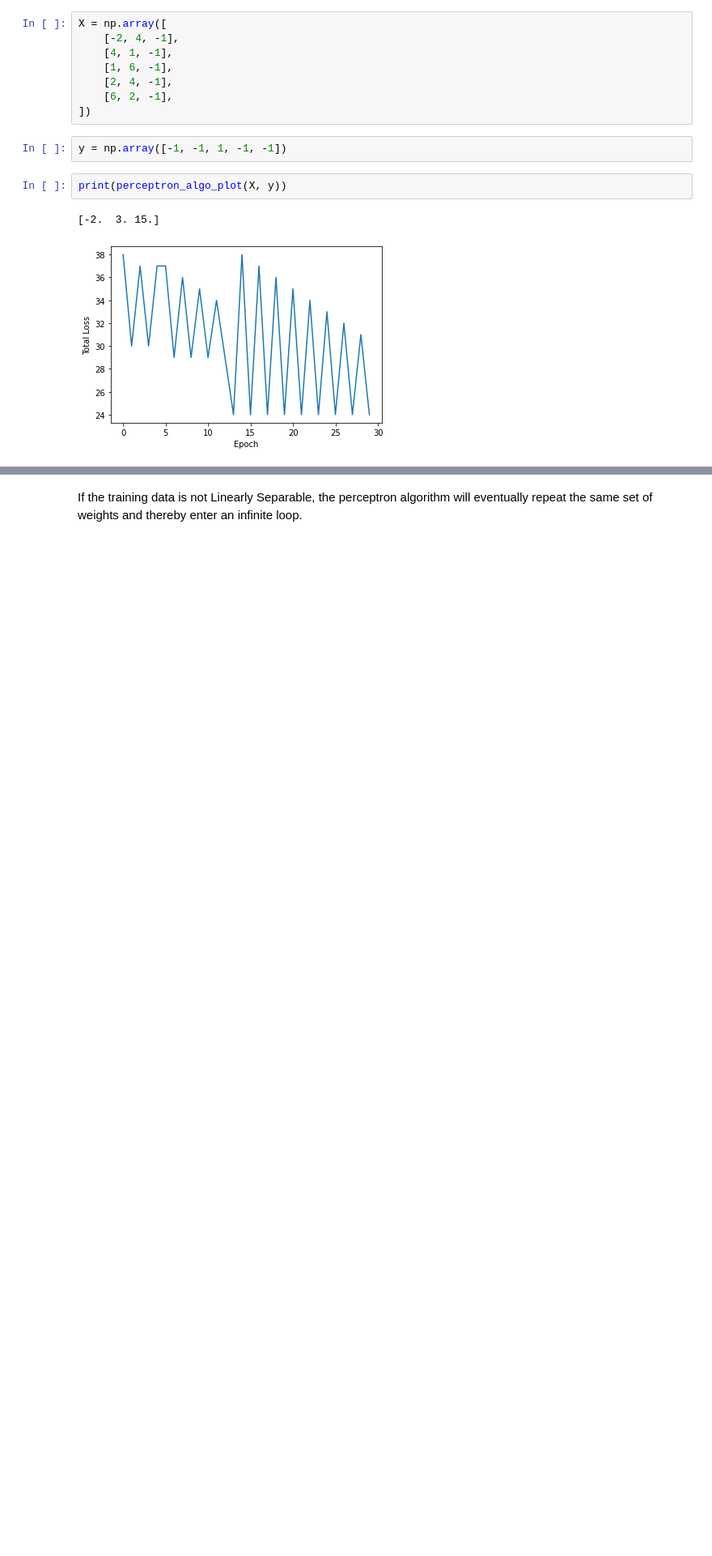
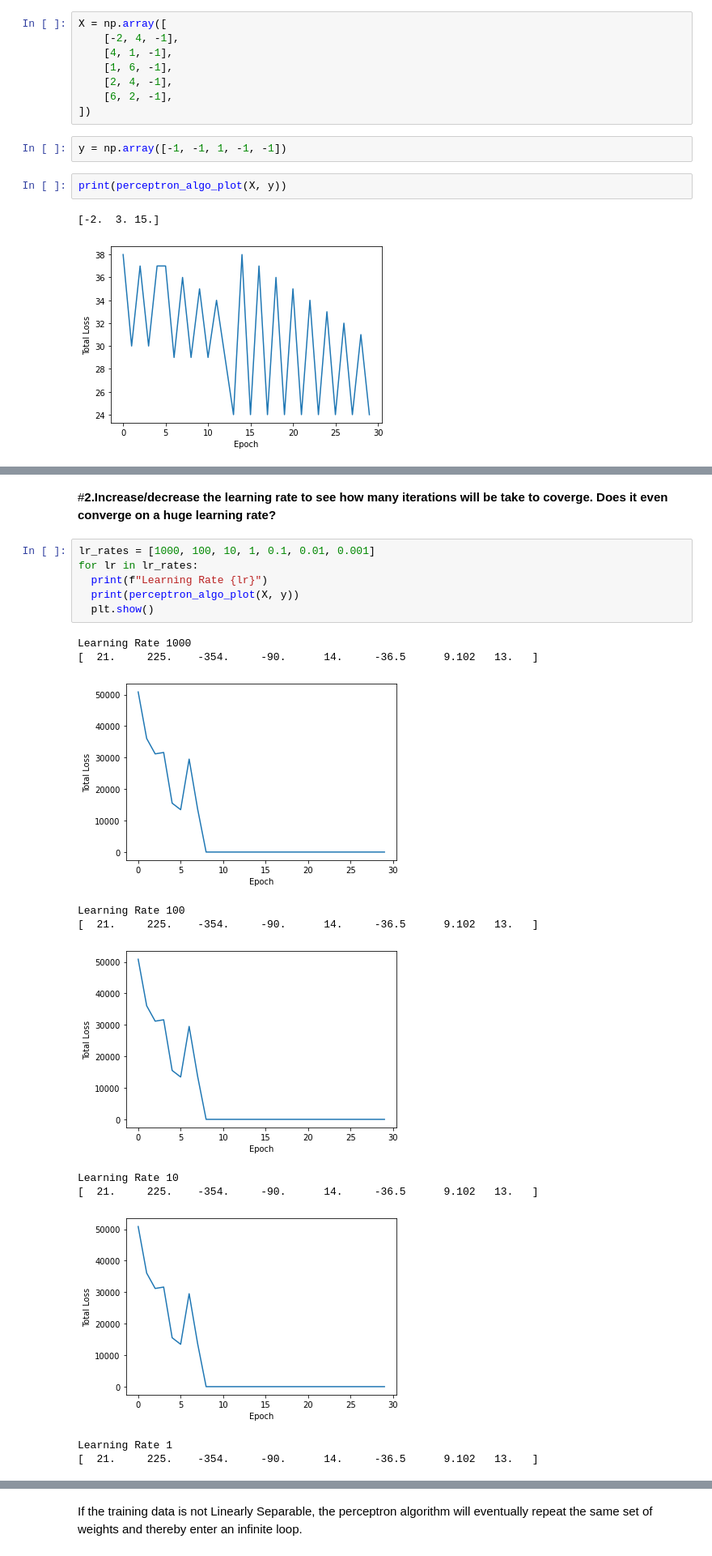
Before and after one commit to Bhogeswarabhogi/Assisment, a Jupyter notebook: FMML_Module4_Lab1.ipynb, the cells around one changed output, grey strips where cells are left out. Shown at 81% size. Cells and saved outputs as stored; diff of their text form; blank space fills up the shorter version.

```diff
--- a/FMML_Module4_Lab1.ipynb
+++ b/FMML_Module4_Lab1.ipynb
@@ -152,0 +184,20 @@ print(perceptron_algo_plot(X, y))
+# %% [markdown]
+#**2.Increase/decrease the learning rate to see how many iterations will be take to coverge. Does it even converge on a huge learning rate?**
+# %%
+lr_rates = [1000, 100, 10, 1, 0.1, 0.01, 0.001]
+for lr in lr_rates:
+  print(f"Learning Rate {lr}")
+  print(perceptron_algo_plot(X, y))
+  plt.show()
+# %% [output]
+Learning Rate 1000
+[  21.     225.    -354.     -90.      14.     -36.5      9.102   13.   ]
+[figure, added]
+Learning Rate 100
+[  21.     225.    -354.     -90.      14.     -36.5      9.102   13.   ]
+[figure, added]
+Learning Rate 10
+[  21.     225.    -354.     -90.      14.     -36.5      9.102   13.   ]
+[figure, added]
+Learning Rate 1
+[  21.     225.    -354.     -90.      14.     -36.5      9.102   13.   ]
```
Also changed, not shown: parts of 20 cells of this notebook.
